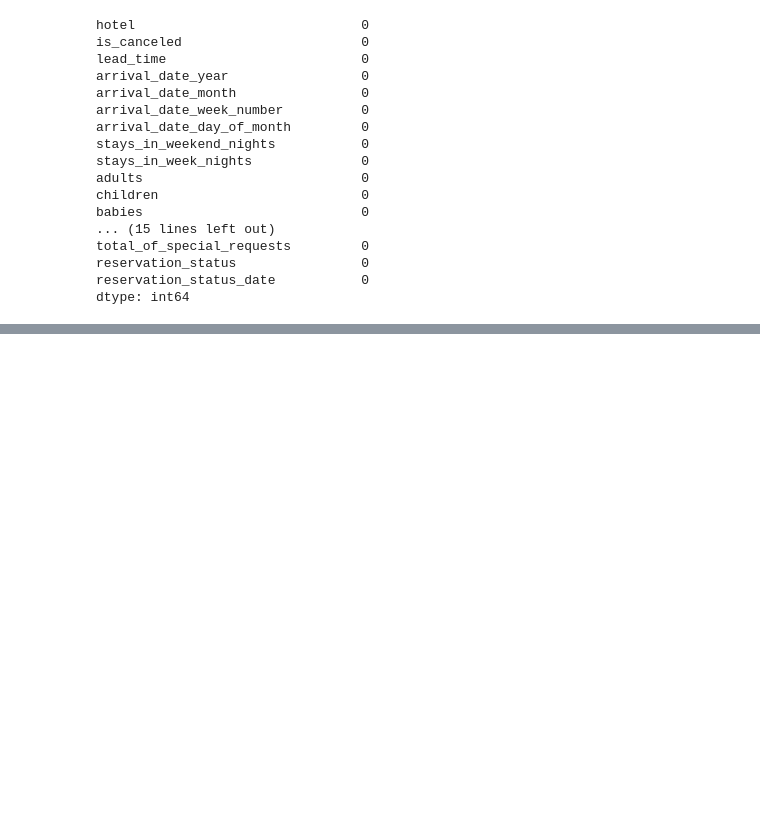
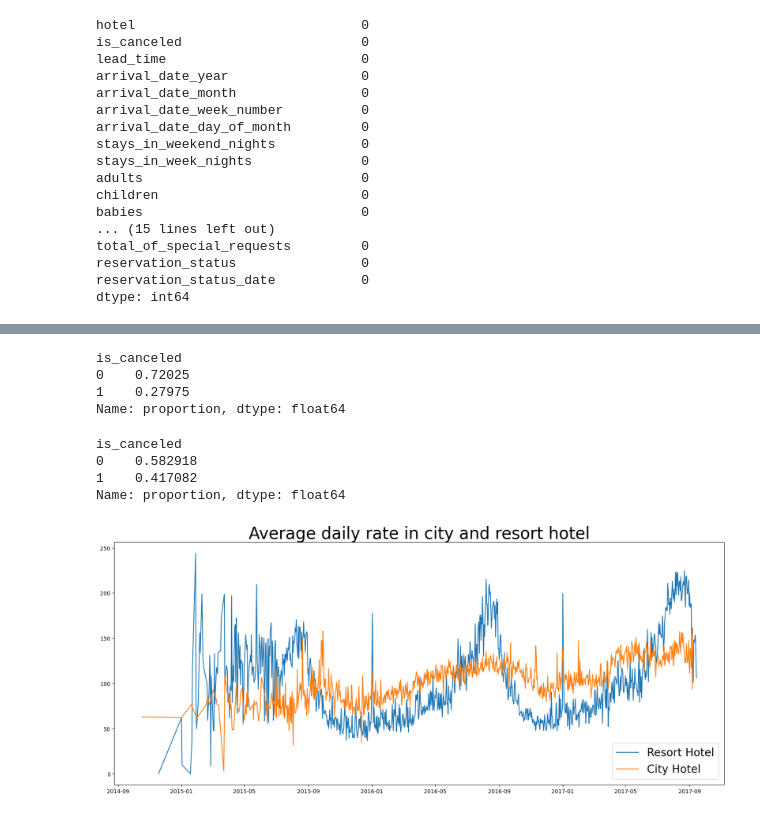
Before and after one commit to KKaranSinghh/Python-Youtube, a Jupyter notebook: Projects/Hotelbooking.ipynb, the cells around one changed output, grey strips where cells are left out. Saved outputs shown, nothing was run; the diff lists cells and outputs as text; code cells hidden in the pictures; blank space fills up the shorter version.

```diff
--- a/Projects/Hotelbooking.ipynb
+++ b/Projects/Hotelbooking.ipynb
@@ -231,0 +266,34 @@ df.describe()
+# %%
+# Percentage of reservation and cancelations in resort hotels
+
+resort_hotel= df[df['hotel'] == 'Resort Hotel']
+resort_hotel['is_canceled'].value_counts(normalize= True)
+# %% [output]
+is_canceled
+0    0.72025
+1    0.27975
+Name: proportion, dtype: float64
+# %%
+# Percentage of reservation and cancelations in city hotels
+
+city_hotel = df[df['hotel'] == 'City Hotel']
+city_hotel['is_canceled'].value_counts(normalize= True)
+# %% [output]
+is_canceled
+0    0.582918
+1    0.417082
+Name: proportion, dtype: float64
+# %%
+# Effect of pricing on resort hotel and city hotel
+
+resort_hotel= resort_hotel.groupby('reservation_status_date')[['adr']].mean()
+city_hotel= city_hotel.groupby('reservation_status_date')[['adr']].mean()
+# %%
+plt.figure(figsize=(20,8))
+plt.title('Average daily rate in city and resort hotel', fontsize= 30)
+plt.plot(resort_hotel.index, resort_hotel['adr'], label= 'Resort Hotel')
+plt.plot(city_hotel.index, city_hotel['adr'], label= 'City Hotel')
+plt.legend(fontsize= 20)
+plt.show()
+# %% [output]
+[figure, added]
```
Also changed, not shown: parts of 8 cells of this notebook.
